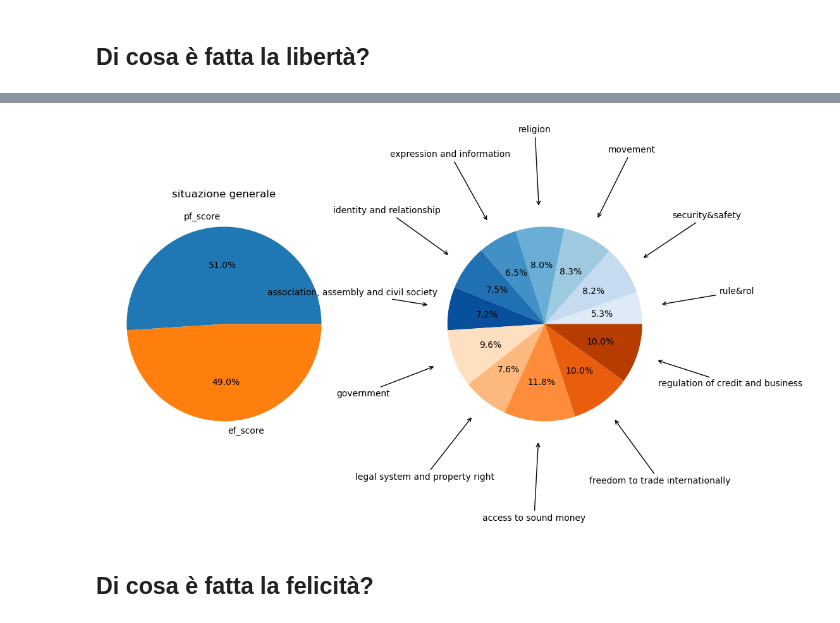
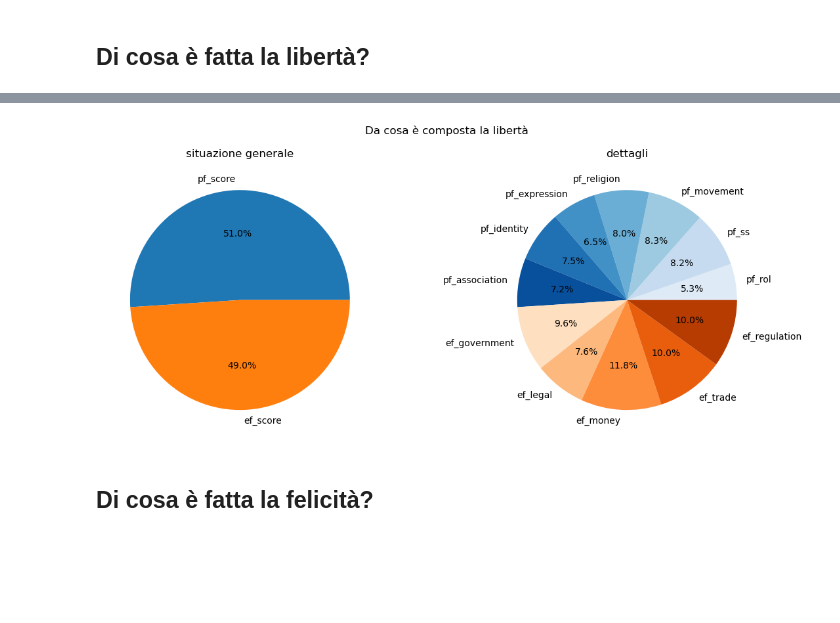
Before and after one commit to lalessia/Happiness-VS-Freedom, a Jupyter notebook: AlessiaProfetaDataVis.ipynb, the cells around one changed output, grey strips where cells are left out. Drawn from its saved outputs; the diff is of its cells as text; code cells hidden in the pictures; blank space fills up the shorter version.

```diff
--- a/AlessiaProfetaDataVis.ipynb
+++ b/AlessiaProfetaDataVis.ipynb
@@ -557,16 +584,17 @@ label_test = ['rule&rol', 'security&safety', 'movement', 'religion', 'expression
 # %%
-principal_labels = freedom_percentage[['pf_score', 'ef_score']].index
+def freedom_pie_plot():
+    principal_labels = freedom_percentage[['pf_score', 'ef_score']].index
 
-plt.figure(figsize=(12, 5))
+    plt.figure(figsize=(12, 5))
 
-plt.subplot(1, 2, 1)
-plt.pie(principal_values, labels=principal_labels, autopct='%1.1f%%')
-plt.title('situazione generale')
+    plt.subplot(1, 2, 1)
+    plt.pie(principal_values, labels=principal_labels, autopct='%1.1f%%')
+    plt.title('situazione generale')
 
-plt.subplot(1, 2, 2)
-plt.pie(detail_values, labels=detail_labels, colors=colors , autopct='%1.1f%%')
-#plt.pie(detail_values, labels=label_test, colors=colors , autopct='%1.1f%%')
-plt.title('dettagli')
+    plt.subplot(1, 2, 2)
+    plt.pie(detail_values, labels=detail_labels, colors=colors , autopct='%1.1f%%')
+    plt.title('dettagli')
 
+    plt.suptitle('Da cosa è composta la libertà')
 
-plt.tight_layout()
+    plt.tight_layout()
@@ -575,27 +600,0 @@ plt.tight_layout()
-# %%
-principal_labels = freedom_percentage[['pf_score', 'ef_score']].index
-
-plt.figure(figsize=(12, 5))
-
-plt.subplot(1, 2, 1)
-plt.pie(principal_values, labels=principal_labels, autopct='%1.1f%%')
-plt.title('situazione generale')
-
-plt.subplot(1, 2, 2)
-plt.pie(detail_values, colors=colors , autopct='%1.1f%%')
-#plt.title('dettagli')
-
-# Calcola i valori necessari per posizionare le etichette
-angles = np.cumsum(detail_values / sum(detail_values) * 360)
-mid_angles = (angles - 0.5 * detail_values / sum(detail_values) * 360) * np.pi / 180
-
-# Aggiungi le etichette e le frecce
-for angle, mid_angle, label in zip(angles, mid_angles, label_test):
-    radius = 1.2
-    x_arrow = radius * np.cos(mid_angle)
-    y_arrow = radius * np.sin(mid_angle)
-    plt.annotate(label, xy=(x_arrow, y_arrow), xytext=(2*np.cos(mid_angle), 2*np.sin(mid_angle)),
-                 horizontalalignment='center', verticalalignment='center',
-                 arrowprops=dict(facecolor='black', arrowstyle='->'))
-# %% [output]
-[figure, removed]
@@ -629,3 +601,7 @@ for idx in detail_labels:
+# %%
+freedom_pie_plot()
+# %% [output]
+[figure, added]
 # %% [markdown]
 <h2>Di cosa è fatta la felicità?</h2>
 # %%
```
Also changed, not shown: parts of 39 cells of this notebook.
